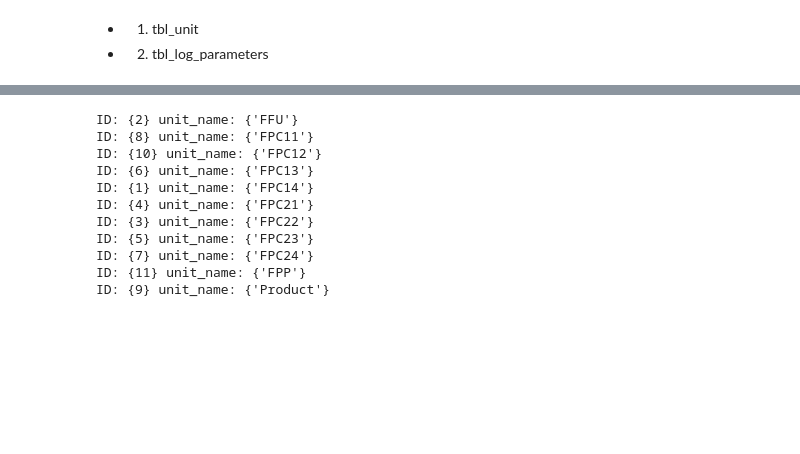
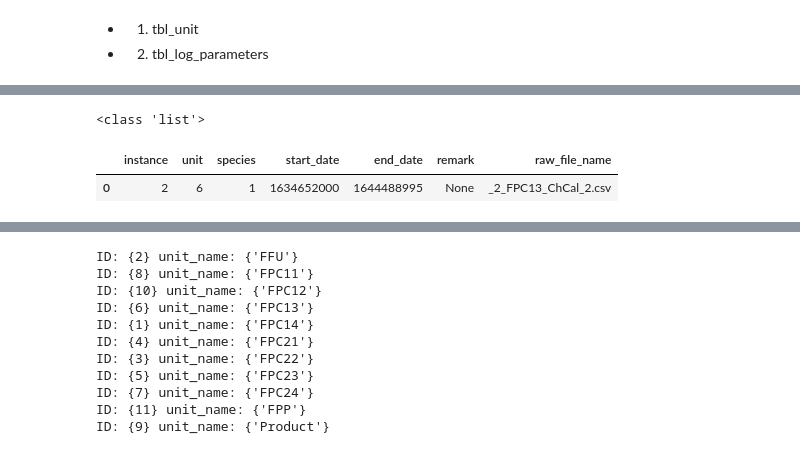
Before and after one commit to janakishyama/ESR_10, a Jupyter notebook: WP1/data_cleaning_DBexport/_1_log/2_indexTable_Export.ipynb, the cells around one changed output, grey strips where cells are left out. Saved outputs shown, nothing was run; the diff lists cells and outputs as text; code cells hidden in the pictures; blank space fills up the shorter version.

Commit message:
mysql connection edit

```diff
--- a/WP1/data_cleaning_DBexport/_1_log/2_indexTable_Export.ipynb
+++ b/WP1/data_cleaning_DBexport/_1_log/2_indexTable_Export.ipynb
@@ -54,3 +79,7 @@ print(tbl_values[1])
+# %%
+print(type(tbl_values[0].tolist()))
+# %% [output]
+<class 'list'>
 # %%
 def db_connection():
     try: con = mariadb.connect(
@@ -68,3 +97,37 @@ def db_connection():
     return con.cursor(),con
 
 #cur, con = db_connection()
+# %%
+# database connection with mariaDB using SQL Alchemy
+def dbConn_sqlAlc():
+    database_username = 'root'
+    database_password = 'password'
+    database_ip       = '127.0.0.1:3306'
+    database_name     = 'data_dashboard'
+    database_connection = sqlalchemy.create_engine('mariadb+mariadbconnector://{0}:{1}@{2}/{3}'.
+                                               format(database_username, database_password,
+                                                      database_ip, database_name))
+    return database_connection
+
+# # database connection with mariaDB using pymysql package
+def dBCon_Maria():
+    connection = pymysql.connect(host='localhost',
+                            user='root',
+                            password='password',
+                            db='data_dashboard')
+    return connection
+
+
+# connection = dBCon_Maria()
+# cursor=connection.cursor()
+# database_connection = dbConn_sqlAlc()
+# %%
+connection = dBCon_Maria()
+cursor=connection.cursor()
+trial_no = 2
+tbl_lookup = pd.read_sql("SELECT * FROM tbl_pbr_lookup WHERE instance = %s", connection, params=[trial_no])
+# %%
+tbl_lookup.head()
+# %% [output]
+|  | instance | unit | species | start_date | end_date | remark | raw_file_name |
+| 0 | 2 | 6 | 1 | 1634652000 | 1644488995 | None | _2_FPC13_ChCal_2.csv |
```
Also changed, not shown: parts of 13 cells of this notebook, 5 other files.
